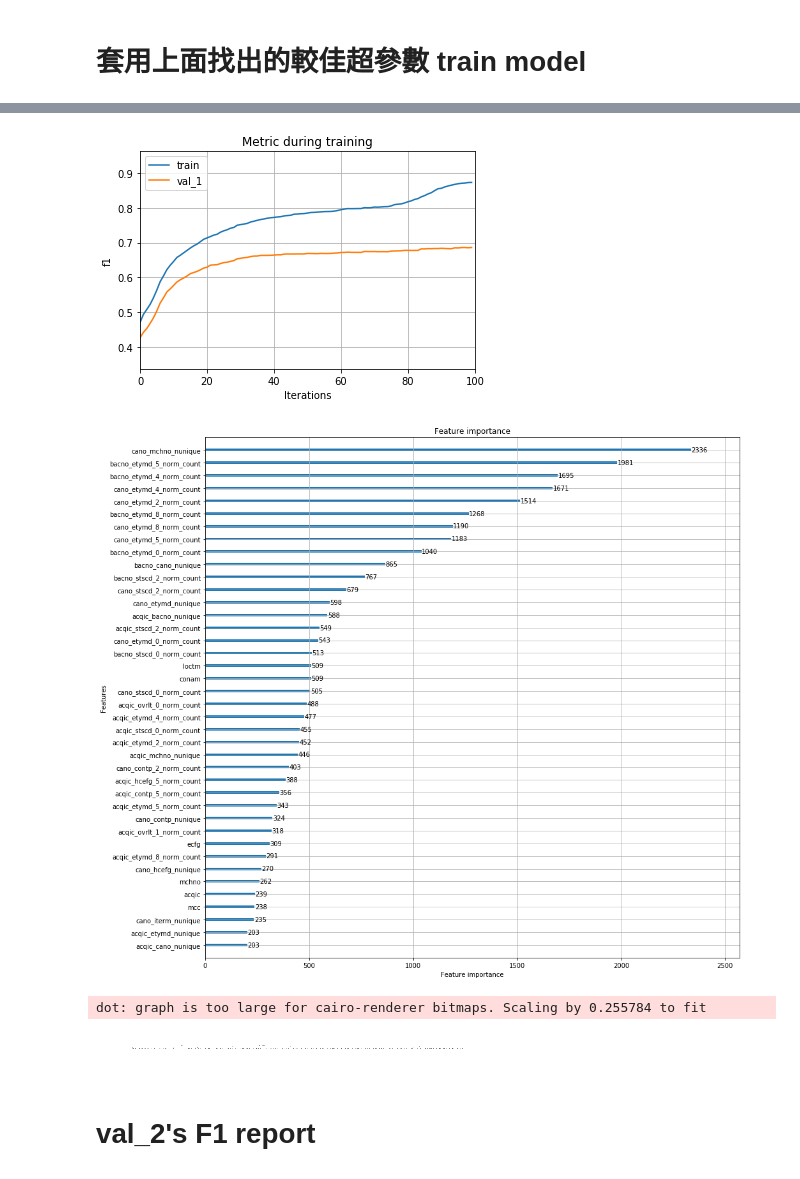
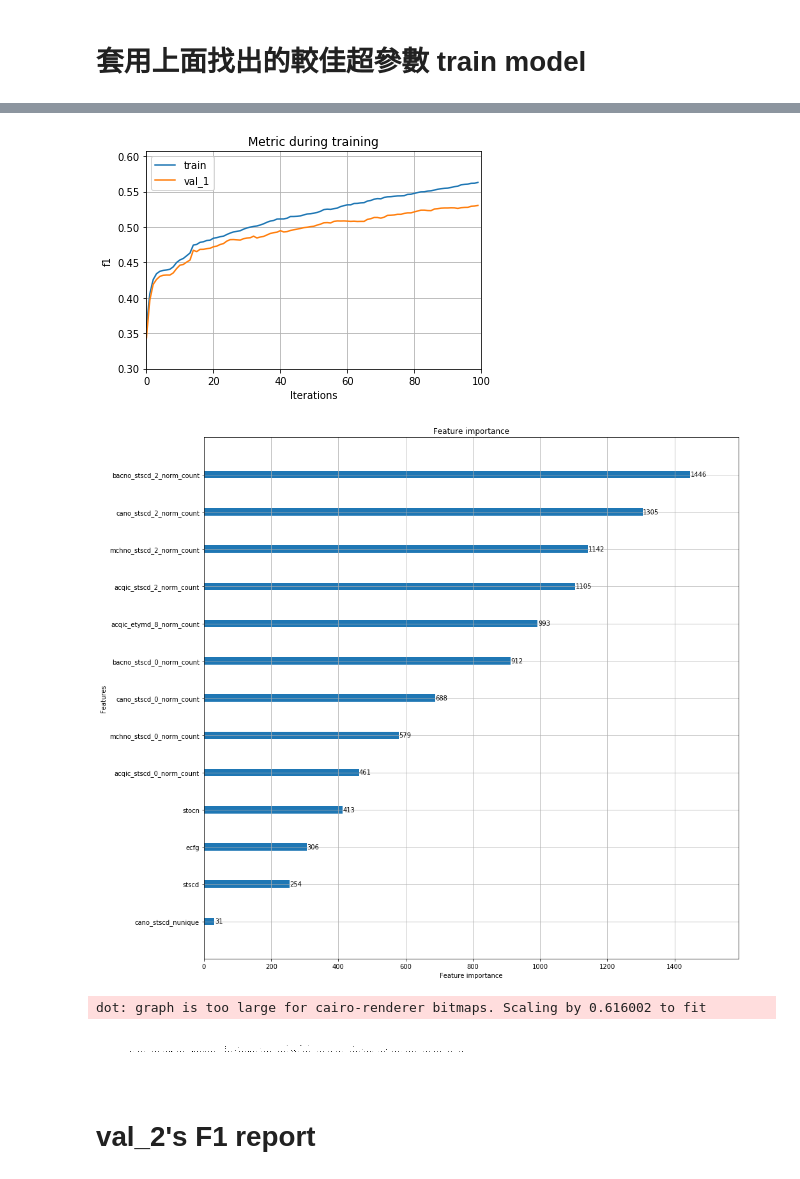
Before and after one commit to skywalker0803r/Ricky, a Jupyter notebook: 玉山AI比賽_modeling.ipynb, the cells around one changed output, grey strips where cells are left out. Cells and saved outputs as stored; diff of their text form; code cells hidden in the pictures.

```diff
--- a/玉山AI比賽_modeling.ipynb
+++ b/玉山AI比賽_modeling.ipynb
@@ -99,7 +84,10 @@ res
 # drop rare features
 # %%
 print(len(features))
-features.remove('bacno')
-features.remove('cano')
+try:
+  features.remove('bacno')
+  features.remove('cano')
+except:
+  pass
 print(len(features))
 # %% [output]
@@ -108,6 +96,9 @@ print(len(features))
 # %%
 print(len(cat_features))
-cat_features.remove('bacno')
-cat_features.remove('cano')
+try:
+  cat_features.remove('bacno')
+  cat_features.remove('cano')
+except:
+  pass
 print(len(cat_features))
 # %% [output]
@@ -117,8 +108,8 @@ print(len(cat_features))
 # 切分 train 跟 val_1 , val_2
 # %%
 from sklearn.model_selection import train_test_split
-train ,val = train_test_split(train[features+[y_name]] ,test_size=0.3 ,random_state=42)
-val_1 ,val_2 = train_test_split(val[features+[y_name]] ,test_size=0.5 ,random_state=42)
+train ,val = train_test_split(train[features+[y_name]] ,test_size=0.25 ,random_state=42)
+val_1 ,val_2 = train_test_split(val[features+[y_name]] ,test_size=0.50 ,random_state=42)
 print(train.shape)
 print(val_1.shape)
 print(val_2.shape)
@@ -213,14 +204,14 @@ def lgb_f1_score(y_hat, data):
 # 定義超參數
 parameters = {
     'boosting_type':'gbdt',
-    'n_estimators':100,
+    #'n_estimators':100,
     'objective': 'cross_entropy',
     'metric': 'cross_entropy',
     'num_iterations': 100,
     'learning_rate': 0.1,
-    'max_depth': 10,
-    'num_leaves': 2**10-1,
-    'feature_fraction': 0.7,
+    'max_depth': 7,
+    'num_leaves': 2**7-1,
+    #'feature_fraction': 0.7,
     'tree_learner': 'data',
     "is_unbalance": True,
     "early_stopping_round": 30,
@@ -229,10 +220,12 @@ parameters = {
     }
 
 # train data
-train_data = lightgbm.Dataset(train[features],label=train[y_name],categorical_feature=cat_features)
+train_data = lightgbm.Dataset(train[features],label=train[y_name],
+                              categorical_feature=cat_features)
 
 # val_1_data
-val_1_data = lightgbm.Dataset(val_1[features],label=val_1[y_name],categorical_feature=cat_features)
+val_1_data = lightgbm.Dataset(val_1[features],label=val_1[y_name],
+                              categorical_feature=cat_features)
 
 # model training
 evals_result = {}
@@ -251,7 +244,7 @@ try:
 except:
   pass
 
-# plt features importance
+# plt features importance & save
 try:
   ax = lightgbm.plot_importance(model, max_num_features=40, figsize=(15,15))
   plt.savefig("./features_importances.png")
@@ -293,7 +286,7 @@ Did not meet early stopping. Best iteration is:
-[figure, old version]
+[figure, new version]
-[figure, old version]
+[figure, new version]
-dot: graph is too large for cairo-renderer bitmaps. Scaling by 0.255784 to fit
+dot: graph is too large for cairo-renderer bitmaps. Scaling by 0.616002 to fit
-[figure, old version]
+[figure, new version]
 # %% [markdown]
 # val_2's F1 report
 # %%
```
Also changed, not shown: parts of 18 cells of this notebook.
